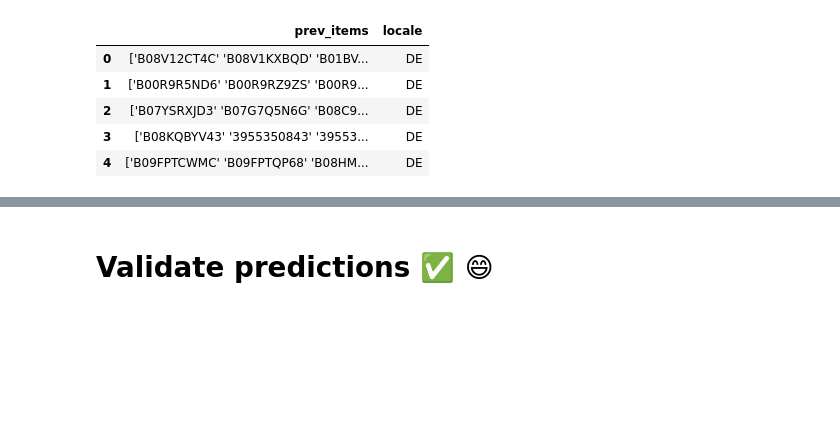
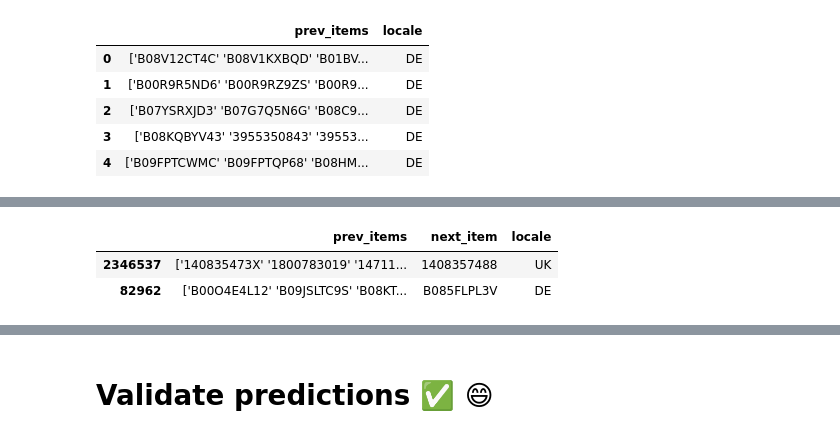
Before and after one commit to xiaoye-hua/Amazon_KDD_Cup_2023, a Jupyter notebook: notebooks/kdd_task1.ipynb, the cells around one changed output, grey strips where cells are left out. Drawn from its saved outputs; the diff is of its cells as text; code cells hidden in the pictures; blank space fills up the shorter version.

```diff
--- a/notebooks/kdd_task1.ipynb
+++ b/notebooks/kdd_task1.ipynb
@@ -375,0 +471,7 @@ predictions.head()
+# %%
+sample_df = train_sessions.sample(1000)
+sample_df.head(2)
+# %% [output]
+|  | prev_items | next_item | locale |
+| 2346537 | ['140835473X' '1800783019' '14711... | 1408357488 | UK |
+| 82962 | ['B00O4E4L12' 'B09JSLTC9S' 'B08KT... | B085FLPL3V | DE |
```
Also changed, not shown: parts of 34 cells of this notebook, 7 other files.
